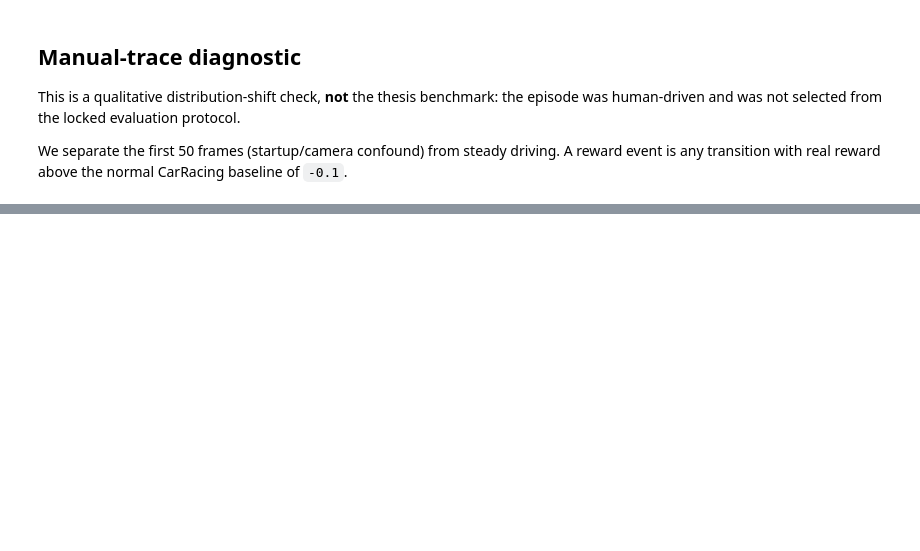
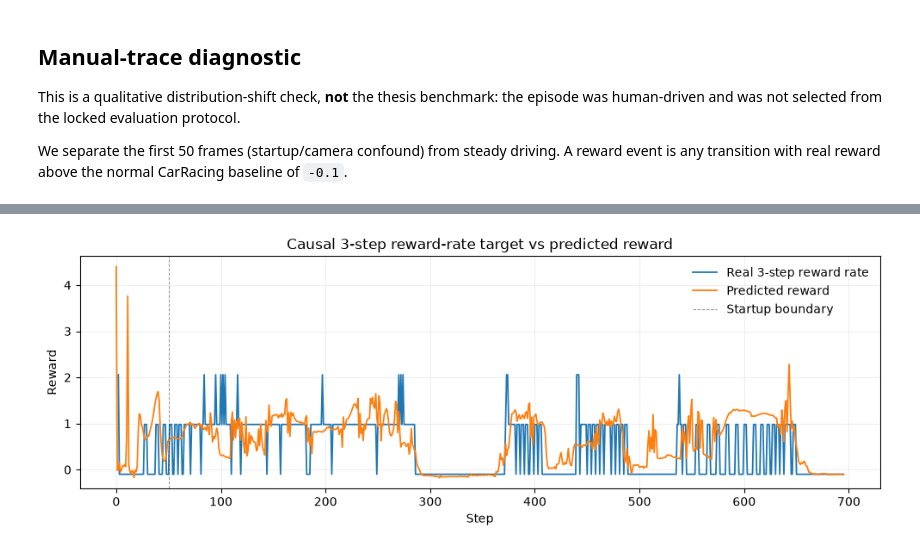
Before and after one commit to MalcomDM/reduced-world-models-v2, a Jupyter notebook: notebooks/01_reward_prediction_evidence.ipynb, the cells around one changed output, grey strips where cells are left out. Cells and saved outputs as stored; diff of their text form; code cells hidden in the pictures; blank space fills up the shorter version.

```diff
--- a/notebooks/01_reward_prediction_evidence.ipynb
+++ b/notebooks/01_reward_prediction_evidence.ipynb
@@ -173,0 +170,35 @@ if LOG_PATH.exists():
+# %%
+# Positive-reward spikes in this trace are typically three steps apart; use the requested three-step causal target average.
+SMOOTH_WINDOW = 3
+positive_steps = trace.loc[trace.reward_true > 0, 'step'].to_numpy()
+positive_gaps = np.diff(positive_steps)
+assert len(positive_gaps), 'This trace has too few positive reward events for a rate diagnostic.'
+print(f'Positive-reward spacing: median={np.median(positive_gaps):.0f}, IQR={np.quantile(positive_gaps, .25):.0f}–{np.quantile(positive_gaps, .75):.0f} steps; causal window={SMOOTH_WINDOW}.')
+
+# Only the reward target is averaged: mean(r[t-2], r[t-1], r[t]); predictions retain their original scale.
+reward_rate = trace.reward_true.rolling(SMOOTH_WINDOW, min_periods=SMOOTH_WINDOW).mean()
+rate_valid = reward_rate.notna()
+rate_steady = rate_valid & (trace.step >= STARTUP_STEPS)
+rate_event = rate_steady & (reward_rate > -0.1)
+rate_baseline = rate_steady & (reward_rate <= -0.1)
+
+def rate_summary(name, mask):
+    target = reward_rate.loc[mask]
+    prediction = trace.loc[mask, 'reward_pred']
+    error = prediction - target
+    return {
+        'slice': name, 'n': len(target),
+        'mse': np.mean(error ** 2), 'mae': np.mean(np.abs(error)),
+        'mean_true': target.mean(), 'mean_pred': prediction.mean(),
+        'mean_error': error.mean(), 'correlation': target.corr(prediction),
+    }
+
+reward_rate_diagnostic = pd.DataFrame([
+    rate_summary('steady, 3-step reward rate', rate_steady),
+    rate_summary('reward events, steady rate', rate_event),
+    rate_summary('baseline -0.1, steady rate', rate_baseline),
+])
+display(reward_rate_diagnostic.style.format({
+    'mse': '{:.3f}', 'mae': '{:.3f}', 'mean_true': '{:.3f}', 'mean_pred': '{:.3f}',
+    'mean_error': '{:.3f}', 'correlation': '{:.3f}',
+}))
@@ -173,0 +211,12 @@ if LOG_PATH.exists():
+# %%
+# The raw plot above remains unchanged; this second plot compares the three-step reward target with unnormalised predictions.
+fig, ax = plt.subplots(figsize=(12, 3.5))
+ax.plot(trace.step, reward_rate, lw=1.3, label='Real 3-step reward rate')
+ax.plot(trace.step, trace.reward_pred, lw=1.3, label='Predicted reward')
+ax.axvline(STARTUP_STEPS, color='black', lw=.7, ls='--', alpha=.45, label='Startup boundary')
+ax.set(title='Causal 3-step reward-rate target vs predicted reward', xlabel='Step', ylabel='Reward')
+ax.legend(frameon=False)
+ax.grid(alpha=.2)
+plt.show()
+# %% [output]
+[figure, added]
```
Also changed, not shown: parts of 7 cells of this notebook, 33 other files.
